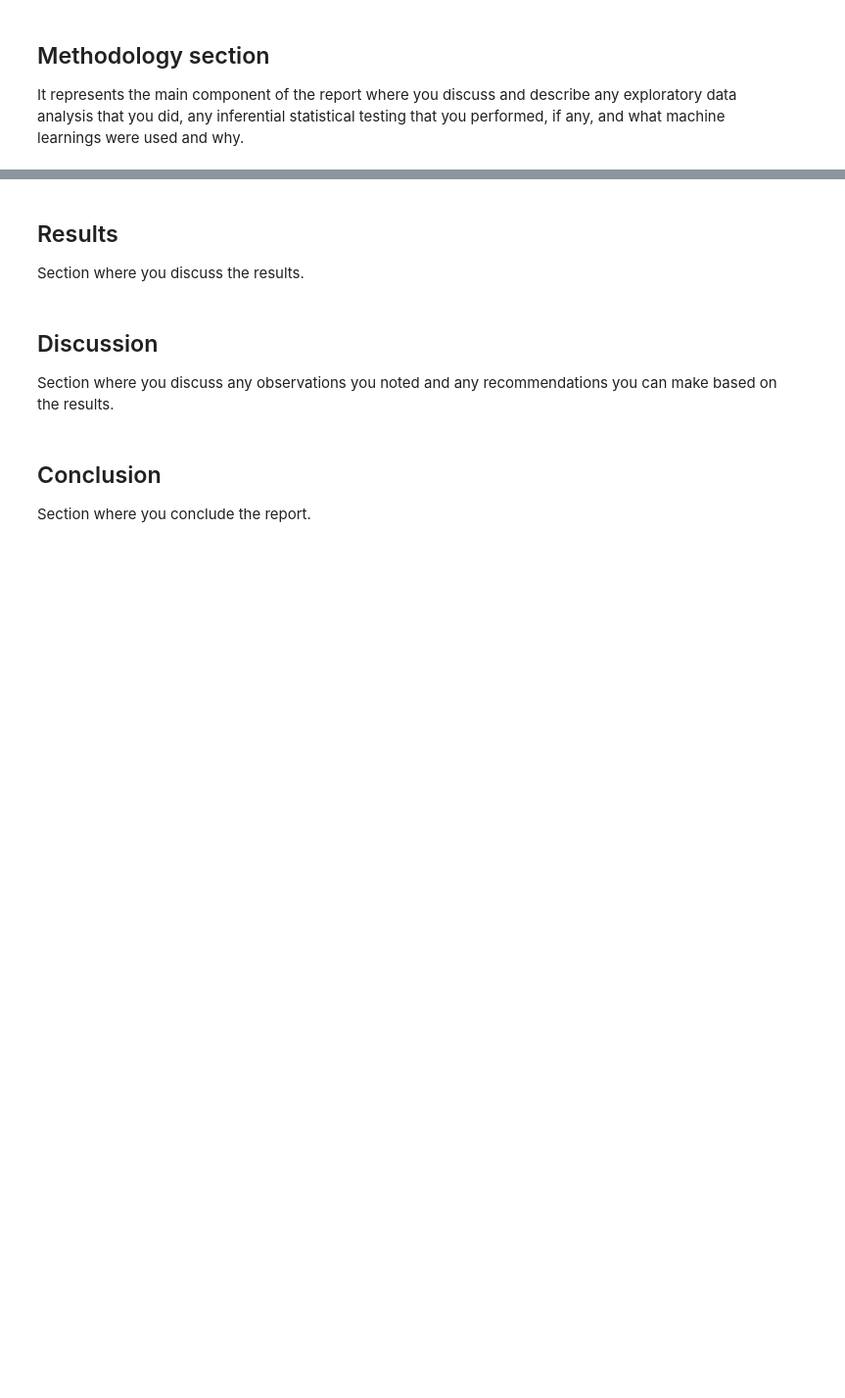
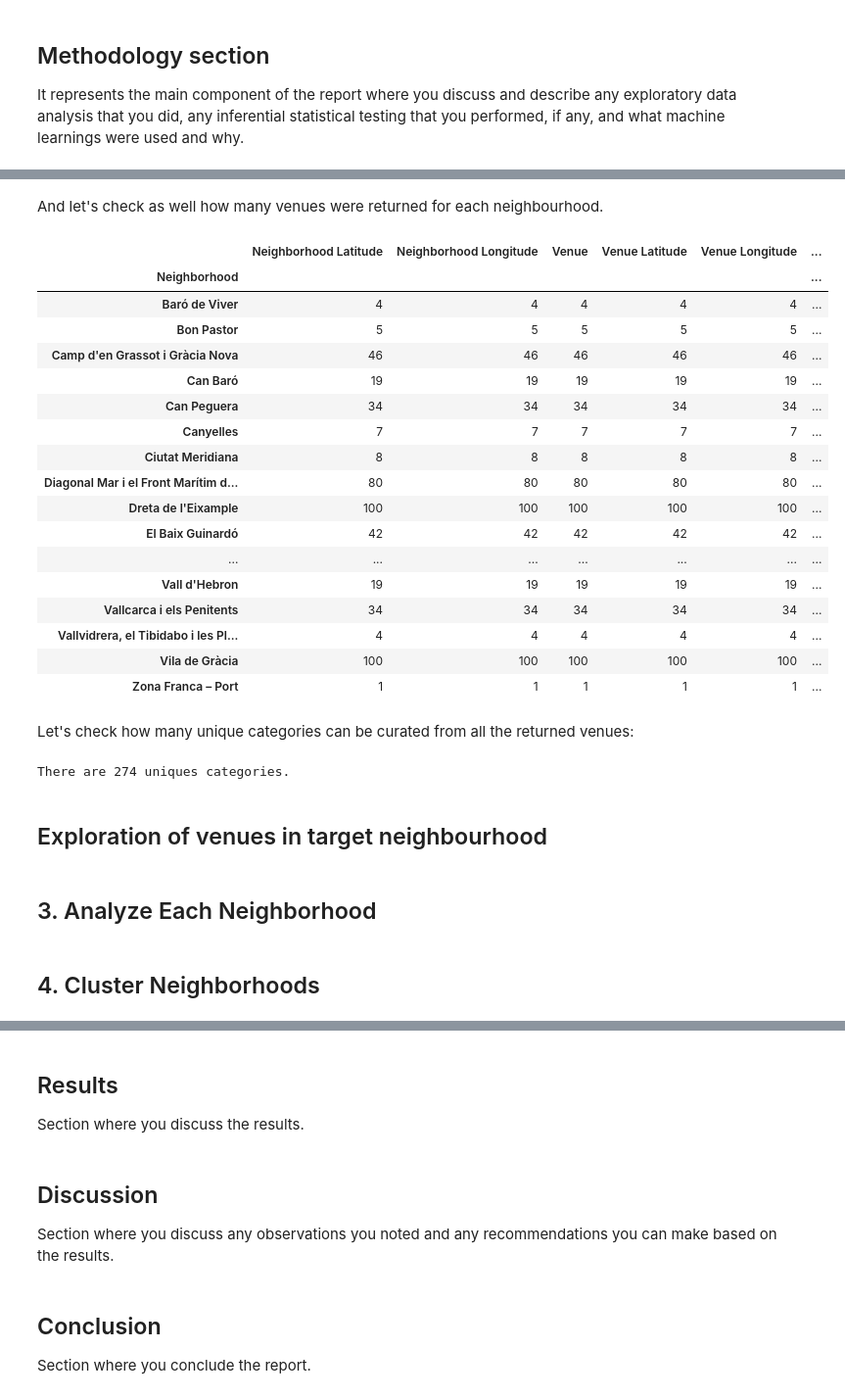
Before and after one commit to isaacfarreras/Coursera_Capstone, a Jupyter notebook: Coursera_capstone_IFAL.ipynb, the cells around one changed output, grey strips where cells are left out. Shown at 98% size. Cells and saved outputs as stored; diff of their text form; code cells hidden in the pictures; blank space fills up the shorter version.

```diff
--- a/Coursera_capstone_IFAL.ipynb
+++ b/Coursera_capstone_IFAL.ipynb
@@ -167,0 +184,27 @@ map_madrid
+# %%
+map_barcelona = folium.Map(location=[latitude, longitude], zoom_start=12)
+
+# add markers to map
+folium.CircleMarker(
+        [latitude3, longitude3],
+        radius=8,
+        popup='New work location',
+        color='red',
+        fill=True,
+        fill_color='#3186cc',
+        fill_opacity=0.7,
+        parse_html=False).add_to(map_barcelona)
+# add markers to map
+for lat, lng, label in zip(data2['Latitude'], data2['Longitude'], data2['Neighborhood']):
+    label = folium.Popup(label, parse_html=True)
+    folium.CircleMarker(
+        [lat, lng],
+        radius=5,
+        popup=label,
+        color='blue',
+        fill=True,
+        fill_color='#3186cc',
+        fill_opacity=0.7,
+        parse_html=False).add_to(map_barcelona)
+
+map_barcelona
@@ -170,0 +297,6 @@ It represents the main component of the report where you discuss and describe an
+# %%
+LIMIT=500
+barcelona_venues = getNearbyVenues(names=data2['Neighborhood'],
+                                   latitudes=data2['Latitude'],
+                                   longitudes=data2['Longitude']
+                                  )
@@ -170,0 +334,35 @@ It represents the main component of the report where you discuss and describe an
+# %% [markdown]
+And let's check as well how many venues were returned for each neighbourhood.
+# %%
+barcelona_venues.groupby('Neighborhood').count()
+# %% [output]
+|  | Neighborhood Latitude | Neighborhood Longitude | Venue | Venue Latitude | Venue Longitude | ... |
+| Neighborhood |  |  |  |  |  | ... |
+| Baró de Viver | 4 | 4 | 4 | 4 | 4 | ... |
+| Bon Pastor | 5 | 5 | 5 | 5 | 5 | ... |
+| Camp d'en Grassot i Gràcia Nova | 46 | 46 | 46 | 46 | 46 | ... |
+| Can Baró | 19 | 19 | 19 | 19 | 19 | ... |
+| Can Peguera | 34 | 34 | 34 | 34 | 34 | ... |
+| Canyelles | 7 | 7 | 7 | 7 | 7 | ... |
+| Ciutat Meridiana | 8 | 8 | 8 | 8 | 8 | ... |
+| Diagonal Mar i el Front Marítim d... | 80 | 80 | 80 | 80 | 80 | ... |
+| Dreta de l'Eixample | 100 | 100 | 100 | 100 | 100 | ... |
+| El Baix Guinardó | 42 | 42 | 42 | 42 | 42 | ... |
+| ... | ... | ... | ... | ... | ... | ... |
+| Vall d'Hebron | 19 | 19 | 19 | 19 | 19 | ... |
+| Vallcarca i els Penitents | 34 | 34 | 34 | 34 | 34 | ... |
+| Vallvidrera, el Tibidabo i les Pl... | 4 | 4 | 4 | 4 | 4 | ... |
+| Vila de Gràcia | 100 | 100 | 100 | 100 | 100 | ... |
+| Zona Franca – Port | 1 | 1 | 1 | 1 | 1 | ... |
+# %% [markdown]
+Let's check how many unique categories can be curated from all the returned venues:
+# %%
+print('There are {} uniques categories.'.format(len(barcelona_venues['Venue Category'].unique())))
+# %% [output]
+There are 274 uniques categories.
+# %% [markdown]
+## Exploration of venues in target neighbourhood
+# %% [markdown]
+## 3. Analyze Each Neighborhood
+# %% [markdown]
+## 4. Cluster Neighborhoods
```
Also changed, not shown: parts of 17 cells of this notebook.
